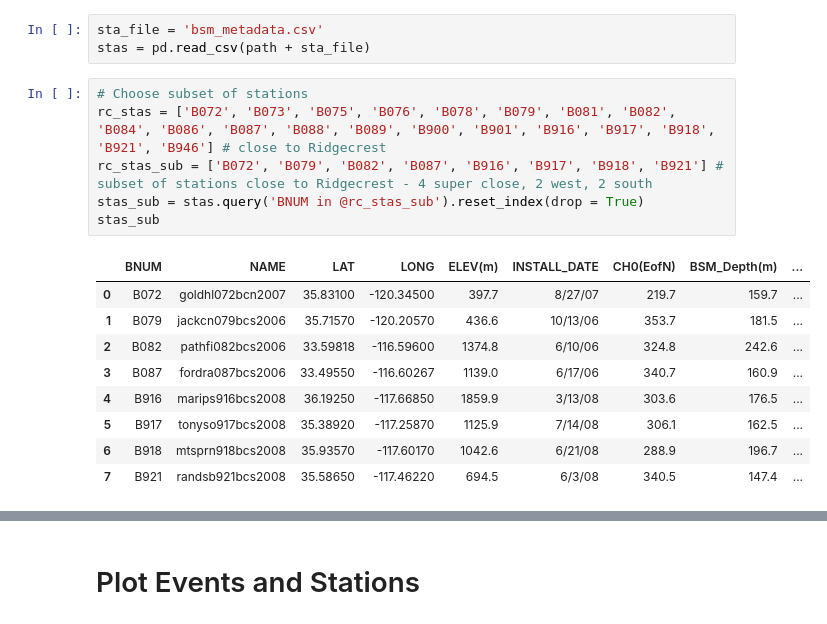
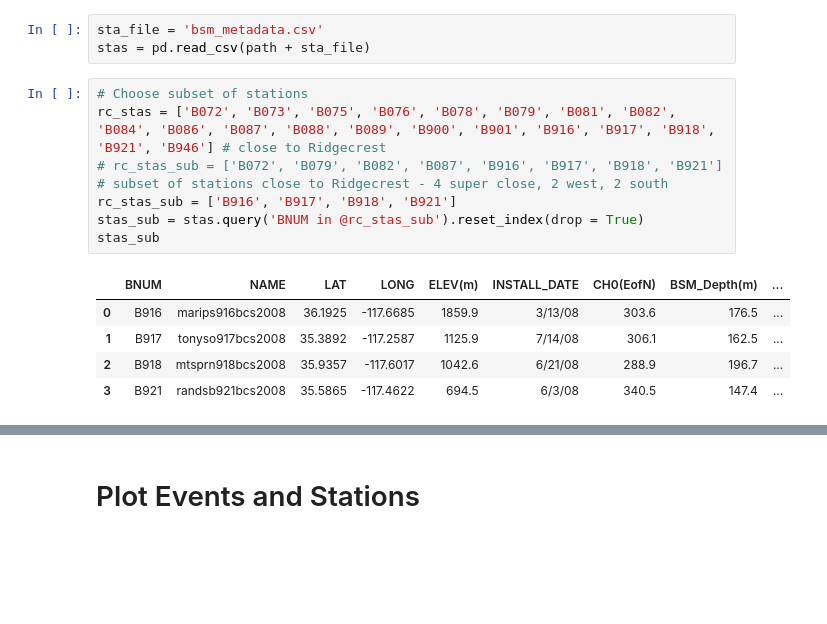
Before and after one commit to UO-Geophysics/sw4_strain, a Jupyter notebook: experiments/5_SW4_problem_setup.ipynb, the cells around one changed output, grey strips where cells are left out. Drawn from its saved outputs; the diff is of its cells as text; blank space fills up the shorter version.

```diff
--- a/experiments/5_SW4_problem_setup.ipynb
+++ b/experiments/5_SW4_problem_setup.ipynb
@@ -88,16 +88,13 @@ stas = pd.read_csv(path + sta_file)
 # %%
 # Choose subset of stations
 rc_stas = ['B072', 'B073', 'B075', 'B076', 'B078', 'B079', 'B081', 'B082', 'B084', 'B086', 'B087', 'B088', 'B089', 'B900', 'B901', 'B916', 'B917', 'B918', 'B921', 'B946'] # close to Ridgecrest
-rc_stas_sub = ['B072', 'B079', 'B082', 'B087', 'B916', 'B917', 'B918', 'B921'] # subset of stations close to Ridgecrest - 4 super close, 2 west, 2 south
+# rc_stas_sub = ['B072', 'B079', 'B082', 'B087', 'B916', 'B917', 'B918', 'B921'] # subset of stations close to Ridgecrest - 4 super close, 2 west, 2 south
+rc_stas_sub = ['B916', 'B917', 'B918', 'B921']
 stas_sub = stas.query('BNUM in @rc_stas_sub').reset_index(drop = True)
 stas_sub
 # %% [output]
 |  | BNUM | NAME | LAT | LONG | ELEV(m) | INSTALL_DATE | CH0(EofN) | BSM_Depth(m) | ... |
-| 0 | B072 | goldhl072bcn2007 | 35.83100 | -120.34500 | 397.7 | 8/27/07 | 219.7 | 159.7 | ... |
-| 1 | B079 | jackcn079bcs2006 | 35.71570 | -120.20570 | 436.6 | 10/13/06 | 353.7 | 181.5 | ... |
-| 2 | B082 | pathfi082bcs2006 | 33.59818 | -116.59600 | 1374.8 | 6/10/06 | 324.8 | 242.6 | ... |
-| 3 | B087 | fordra087bcs2006 | 33.49550 | -116.60267 | 1139.0 | 6/17/06 | 340.7 | 160.9 | ... |
-| 4 | B916 | marips916bcs2008 | 36.19250 | -117.66850 | 1859.9 | 3/13/08 | 303.6 | 176.5 | ... |
-| 5 | B917 | tonyso917bcs2008 | 35.38920 | -117.25870 | 1125.9 | 7/14/08 | 306.1 | 162.5 | ... |
-| 6 | B918 | mtsprn918bcs2008 | 35.93570 | -117.60170 | 1042.6 | 6/21/08 | 288.9 | 196.7 | ... |
-| 7 | B921 | randsb921bcs2008 | 35.58650 | -117.46220 | 694.5 | 6/3/08 | 340.5 | 147.4 | ... |
+| 0 | B916 | marips916bcs2008 | 36.1925 | -117.6685 | 1859.9 | 3/13/08 | 303.6 | 176.5 | ... |
+| 1 | B917 | tonyso917bcs2008 | 35.3892 | -117.2587 | 1125.9 | 7/14/08 | 306.1 | 162.5 | ... |
+| 2 | B918 | mtsprn918bcs2008 | 35.9357 | -117.6017 | 1042.6 | 6/21/08 | 288.9 | 196.7 | ... |
+| 3 | B921 | randsb921bcs2008 | 35.5865 | -117.4622 | 694.5 | 6/3/08 | 340.5 | 147.4 | ... |
```
Also changed, not shown: parts of 21 cells of this notebook, 24 other files.
